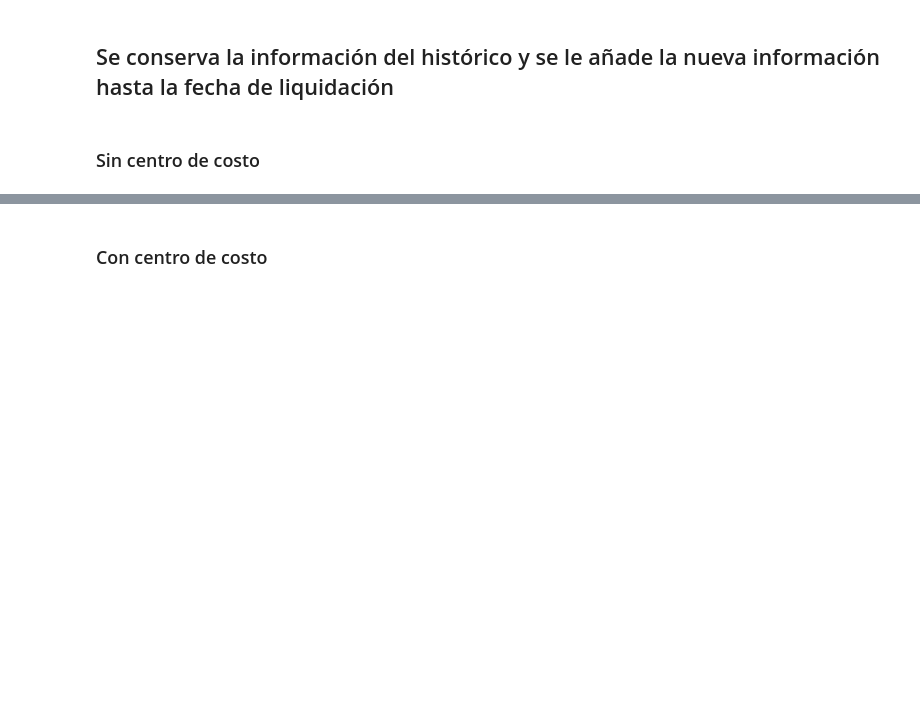
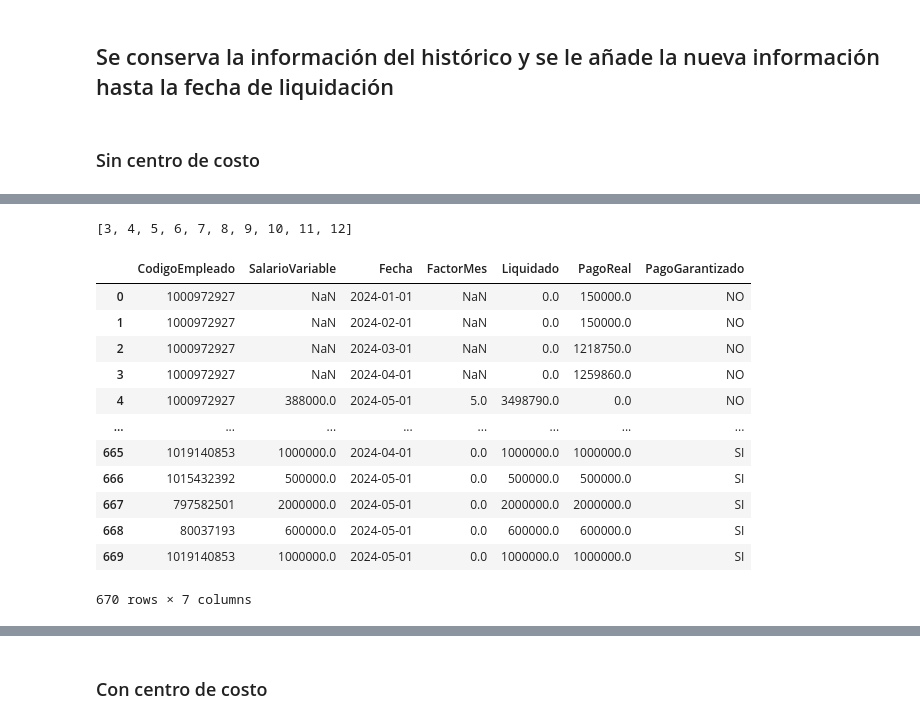
Before and after one commit to Crispelinho/-Liquidations-Incentives-Jupyter, a Jupyter notebook: 2. Calculo de Maestra de Liquidaciones.ipynb, the cells around one changed output, grey strips where cells are left out. Drawn from its saved outputs; the diff is of its cells as text; code cells hidden in the pictures; blank space fills up the shorter version.

```diff
--- a/2. Calculo de Maestra de Liquidaciones.ipynb
+++ b/2. Calculo de Maestra de Liquidaciones.ipynb
@@ -1459,0 +1947,4 @@ resultado_liquidaciones_centro_costo
+# %%
+meses_incentivos
+# %% [output]
+[3, 4, 5, 6, 7, 8, 9, 10, 11, 12]
@@ -1460,3 +2052,21 @@ resultado_liquidaciones_centro_costo
+# %%
+resultado_liquidaciones_copy = resultado_liquidaciones.copy()
+resultado_liquidaciones = resultado_liquidaciones_copy
+resultado_liquidaciones
+# %% [output]
+|  | CodigoEmpleado | SalarioVariable | Fecha | FactorMes | Liquidado | PagoReal | PagoGarantizado |
+| 0 | 1000972927 | NaN | 2024-01-01 | NaN | 0.0 | 150000.0 | NO |
+| 1 | 1000972927 | NaN | 2024-02-01 | NaN | 0.0 | 150000.0 | NO |
+| 2 | 1000972927 | NaN | 2024-03-01 | NaN | 0.0 | 1218750.0 | NO |
+| 3 | 1000972927 | NaN | 2024-04-01 | NaN | 0.0 | 1259860.0 | NO |
+| 4 | 1000972927 | 388000.0 | 2024-05-01 | 5.0 | 3498790.0 | 0.0 | NO |
+| ... | ... | ... | ... | ... | ... | ... | ... |
+| 665 | 1019140853 | 1000000.0 | 2024-04-01 | 0.0 | 1000000.0 | 1000000.0 | SI |
+| 666 | 1015432392 | 500000.0 | 2024-05-01 | 0.0 | 500000.0 | 500000.0 | SI |
+| 667 | 797582501 | 2000000.0 | 2024-05-01 | 0.0 | 2000000.0 | 2000000.0 | SI |
+| 668 | 80037193 | 600000.0 | 2024-05-01 | 0.0 | 600000.0 | 600000.0 | SI |
+| 669 | 1019140853 | 1000000.0 | 2024-05-01 | 0.0 | 1000000.0 | 1000000.0 | SI |
+670 rows × 7 columns
 # %%
 resultado_liquidaciones_historico = df_resultado_liquidaciones_previo.copy()
 resultado_liquidaciones_historico['PagoGarantizado'] = resultado_liquidaciones_historico['PagoGarantizado'].fillna('NO')
```
Also changed, not shown: parts of 95 cells of this notebook, 1 other file.
